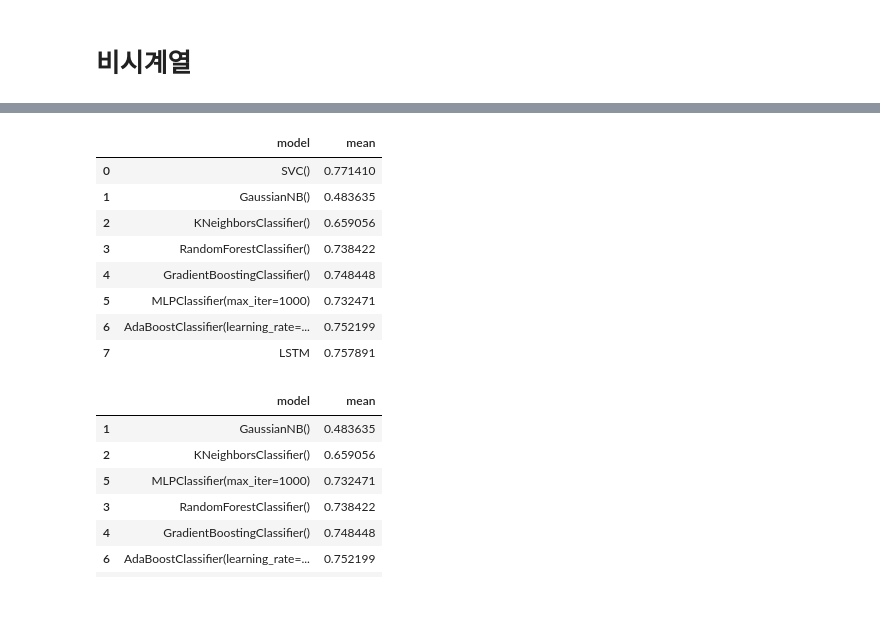
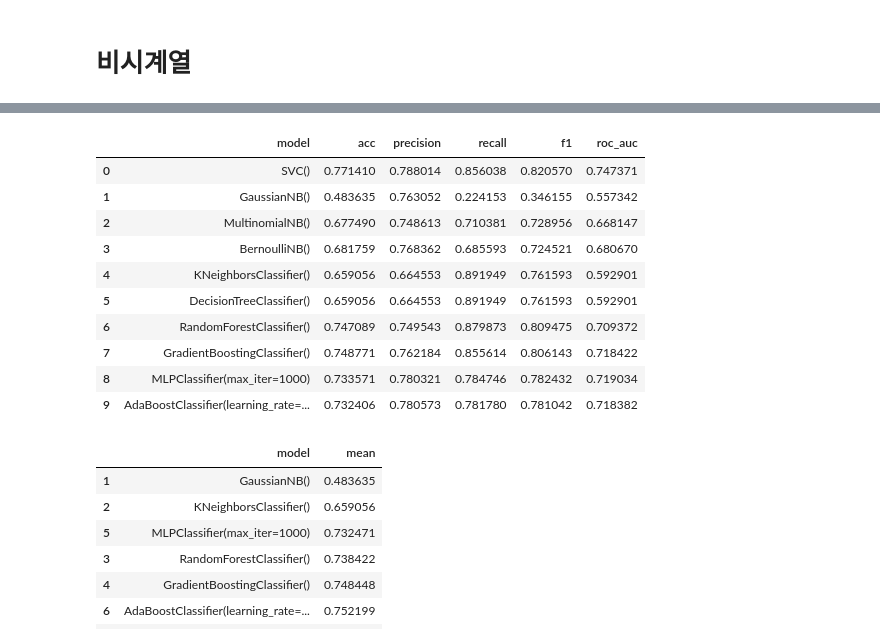
Before and after one commit to suhyun-guri/DSML_Research, a Jupyter notebook: ForPaper/Result1. 정확도 비교.ipynb, the cells around one changed output, grey strips where cells are left out. Cells and saved outputs as stored; diff of their text form; code cells hidden in the pictures; blank space fills up the shorter version.

Commit message:
metrics 추가, model 추가하여 측정

```diff
--- a/ForPaper/Result1. 정확도 비교.ipynb
+++ b/ForPaper/Result1. 정확도 비교.ipynb
@@ -89,7 +93,7 @@ with tf.device('/device:GPU:0'):
     if not os.path.exists(MODEL_SAVE_FOLDER_PATH):
         os.mkdir(MODEL_SAVE_FOLDER_PATH)
 
-    data={}
+    acc_list, precision_list, recall_list, f1_list, auc_list = [], [], [], [], []
     sss = StratifiedShuffleSplit(n_splits=10, test_size = 0.2, random_state = 42)
 
     # 4. Crossvalidation
@@ -124,11 +128,18 @@ with tf.device('/device:GPU:0'):
 
         y_pred_test[y_pred_test>0.5]=1
         y_pred_test[y_pred_test<=0.5]=0
+        precision = precision_score(y_test, y_pred_test)
+        recall = recall_score(y_test, y_pred_test)
+        f1 = f1_score(y_test, y_pred_test)
+        roc_auc = roc_auc_score(y_test, y_pred_test)
+        acc = accuracy_score(y_test, y_pred_test)
 
-        acc = accuracy_score(y_test, y_pred_test)
-        data[seed]=acc
-        print(f'정확도 : {acc}, seed_num = {seed}')
+        acc_list.append(acc)
+        precision_list.append(precision)
+        recall_list.append(recall)
+        f1_list.append(f1)
+        auc_list.append(roc_auc)
 
-    df = pd.DataFrame.from_dict(data, orient='index')
-    print(f'정확도 df 만들고 평균 확인 : {df.mean().values}')
+    print(f'정확도 : {np.mean(acc_list)}, Precision : {np.mean(precision_list)}, Recall : {np.mean(recall_list)}, \
+                      F1 : {np.mean(f1_list)}, roc_auc : {np.mean(auc_list)}')
 # %% [output]
@@ -352,8 +458,8 @@ def non_time_series_cv(model):
         if not os.path.exists(MODEL_SAVE_FOLDER_PATH):
             os.mkdir(MODEL_SAVE_FOLDER_PATH)
 
-        acc_list = []
         sss = StratifiedShuffleSplit(n_splits=10, test_size = 0.2, random_state = 42)
+        acc_list, precision_list, recall_list, f1_list, auc_list = [], [], [], [], []
 
         # 4. Crossvalidation
         for seed, (train_index, test_index) in tqdm(enumerate(sss.split(x, y))):
@@ -361,10 +467,20 @@ def non_time_series_cv(model):
             X_test, y_test = x[test_index,:], y[test_index]
             model.fit(X_train, y_train)
             pred = model.predict(X_test)
+
+            precision = precision_score(y_test, pred)
+            recall = recall_score(y_test, pred)
+            f1 = f1_score(y_test, pred)
+            roc_auc = roc_auc_score(y_test, pred)
             acc = accuracy_score(y_test, pred)
-            print(f'{str(model)} : {acc}')
+
             acc_list.append(acc)
-        mean_pred = np.mean(acc_list)
-        print(f'{str(model)} MEAN : {mean_pred}')
-        return mean_pred
+            precision_list.append(precision)
+            recall_list.append(recall)
+            f1_list.append(f1)
+            auc_list.append(roc_auc)
+#             print(acc, precision, recall, f1, roc_auc)
+        print(f'정확도 : {np.mean(acc_list)}, Precision : {np.mean(precision_list)}, Recall : {np.mean(recall_list)}, \
+                      F1 : {np.mean(f1_list)}, roc_auc : {np.mean(auc_list)}')
+        return [np.mean(acc_list), np.mean(precision_list), np.mean(recall_list), np.mean(f1_list), np.mean(auc_list)]
 # %%
@@ -489,17 +568,19 @@ AdaBoostClassifier(learning_rate=0.1, n_estimators=500, random_state=10) MEAN :
 # %%
-result.append({'model' : 'LSTM', 'mean' : 0.75789133})
+# result.append({'model' : 'LSTM', 'mean' : 0.75789133})
 df = pd.DataFrame(result)
 df
 # %% [output]
-|  | model | mean |
-| 0 | SVC() | 0.771410 |
-| 1 | GaussianNB() | 0.483635 |
-| 2 | KNeighborsClassifier() | 0.659056 |
-| 3 | RandomForestClassifier() | 0.738422 |
-| 4 | GradientBoostingClassifier() | 0.748448 |
-| 5 | MLPClassifier(max_iter=1000) | 0.732471 |
-| 6 | AdaBoostClassifier(learning_rate=... | 0.752199 |
-| 7 | LSTM | 0.757891 |
+|  | model | acc | precision | recall | f1 | roc_auc |
+| 0 | SVC() | 0.771410 | 0.788014 | 0.856038 | 0.820570 | 0.747371 |
+| 1 | GaussianNB() | 0.483635 | 0.763052 | 0.224153 | 0.346155 | 0.557342 |
+| 2 | MultinomialNB() | 0.677490 | 0.748613 | 0.710381 | 0.728956 | 0.668147 |
+| 3 | BernoulliNB() | 0.681759 | 0.768362 | 0.685593 | 0.724521 | 0.680670 |
+| 4 | KNeighborsClassifier() | 0.659056 | 0.664553 | 0.891949 | 0.761593 | 0.592901 |
+| 5 | DecisionTreeClassifier() | 0.659056 | 0.664553 | 0.891949 | 0.761593 | 0.592901 |
+| 6 | RandomForestClassifier() | 0.747089 | 0.749543 | 0.879873 | 0.809475 | 0.709372 |
+| 7 | GradientBoostingClassifier() | 0.748771 | 0.762184 | 0.855614 | 0.806143 | 0.718422 |
+| 8 | MLPClassifier(max_iter=1000) | 0.733571 | 0.780321 | 0.784746 | 0.782432 | 0.719034 |
+| 9 | AdaBoostClassifier(learning_rate=... | 0.732406 | 0.780573 | 0.781780 | 0.781042 | 0.718382 |
 # %%
 df.sort_values('mean')
 # %% [output]
```
Also changed, not shown: parts of 11 cells of this notebook.
